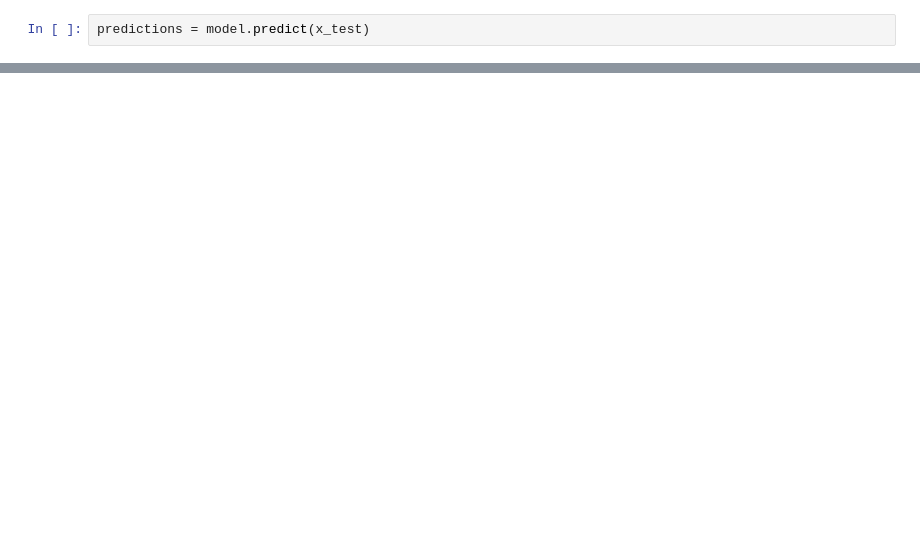
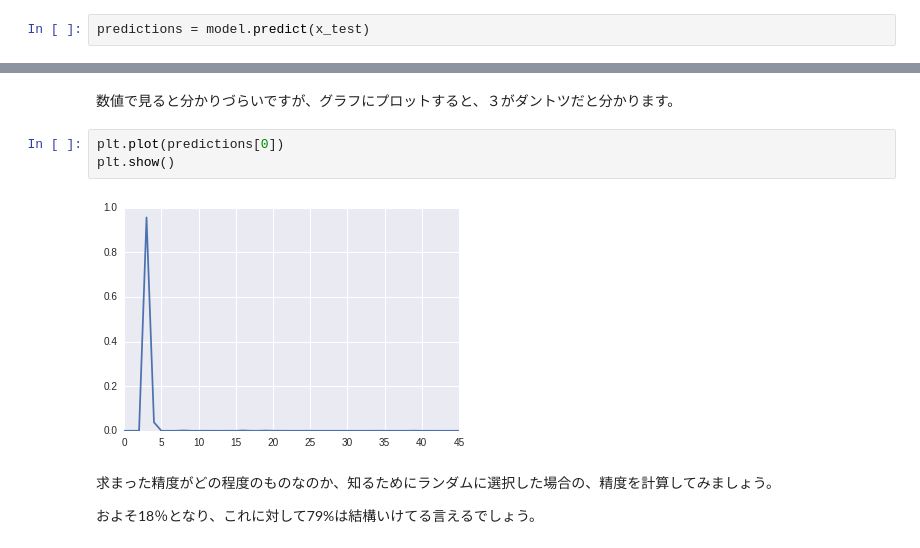
Before and after one commit to take-pwave/notebook, a Jupyter notebook: Deep-Learning-with-Python/Chapter3-2.ipynb, the cells around one changed output, grey strips where cells are left out. Saved outputs shown, nothing was run; the diff lists cells and outputs as text; blank space fills up the shorter version.

```diff
--- a/Deep-Learning-with-Python/Chapter3-2.ipynb
+++ b/Deep-Learning-with-Python/Chapter3-2.ipynb
@@ -200,0 +212,11 @@ array([  7.23311177e-06,   1.30492917e-04,   1.90090832e-05,
+# %% [markdown]
+数値で見ると分かりづらいですが、グラフにプロットすると、３がダントツだと分かります。
+# %%
+plt.plot(predictions[0])
+plt.show()
+# %% [output]
+[figure, added]
+# %% [markdown]
+求まった精度がどの程度のものなのか、知るためにランダムに選択した場合の、精度を計算してみましょう。
+
+およそ18％となり、これに対して79%は結構いけてる言えるでしょう。
```
Also changed, not shown: parts of 43 cells of this notebook.
